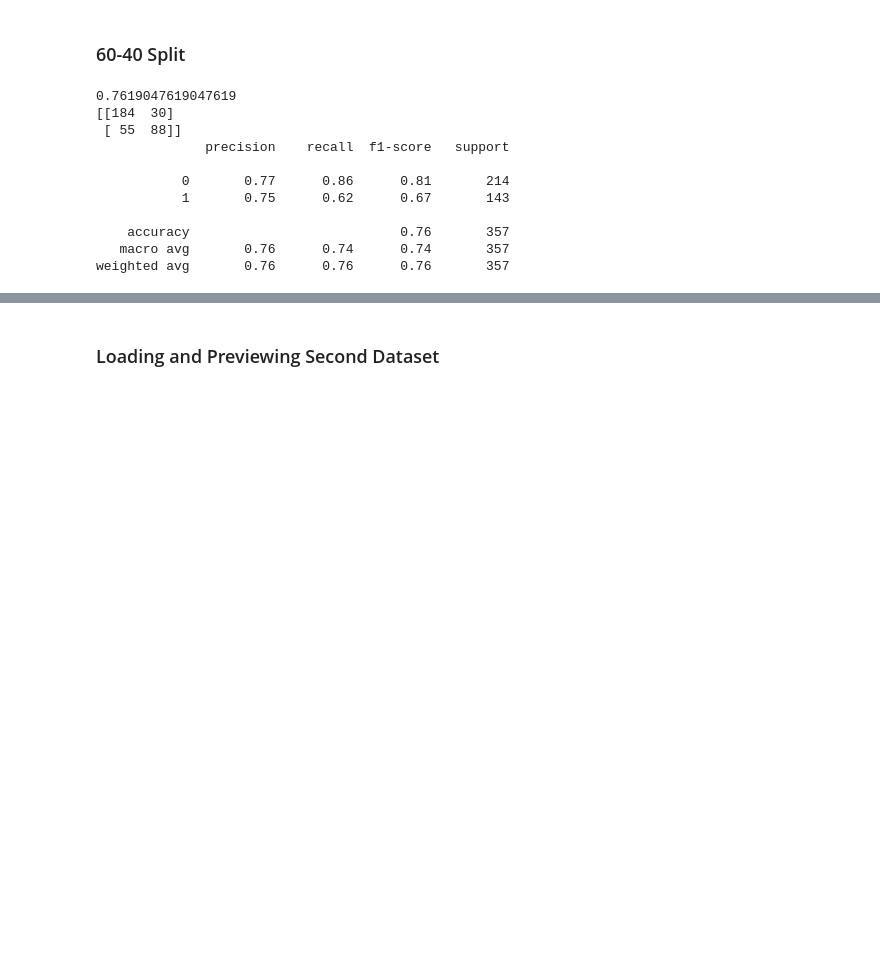
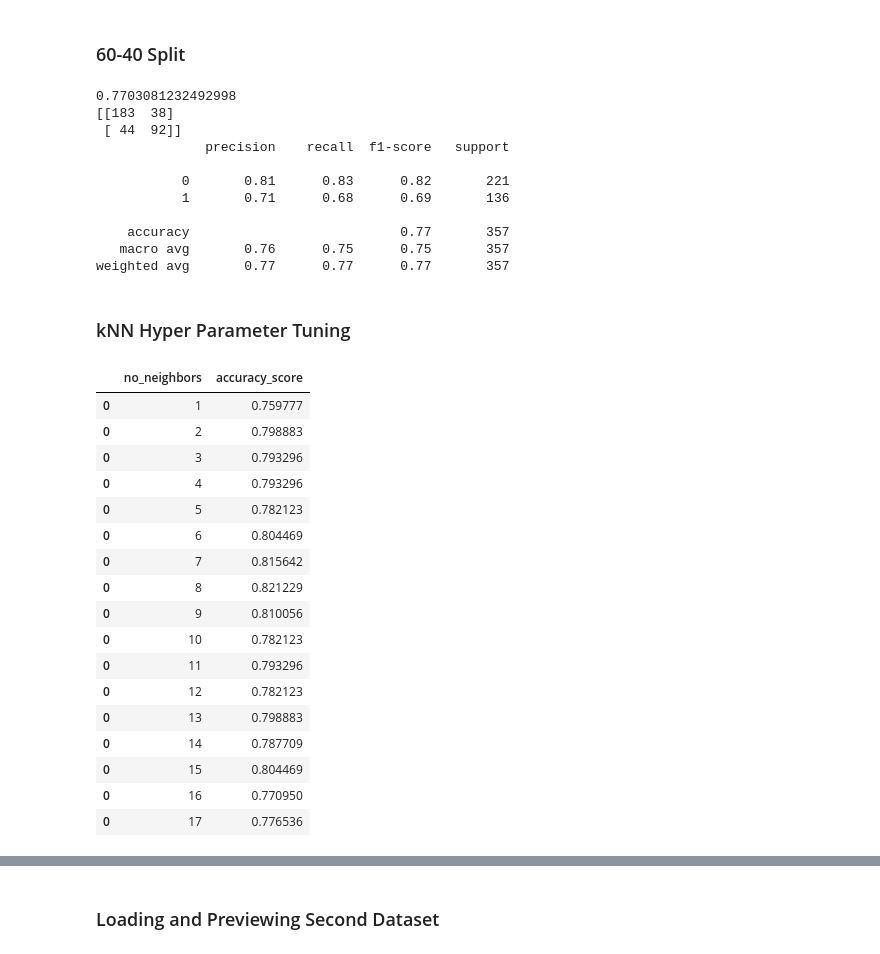
Before and after one commit to LucilleKaleha/Implementing-kNN-and-Naive-Bayes-Classifiers-IP_Week_9, a Jupyter notebook: Week9_IP_Implementing_kNN_NaiveBayes_Classifiers.ipynb, the cells around one changed output, grey strips where cells are left out. Cells and saved outputs as stored; diff of their text form; code cells hidden in the pictures; blank space fills up the shorter version.

```diff
--- a/Week9_IP_Implementing_kNN_NaiveBayes_Classifiers.ipynb
+++ b/Week9_IP_Implementing_kNN_NaiveBayes_Classifiers.ipynb
@@ -42,8 +42,10 @@ warnings.filterwarnings("ignore")
 # %% [markdown]
 This is the titanic dataset
 # %%
-train_df = pd.read_csv('/content/titanic_train_dataset.csv')
-test_df = pd.read_csv('/content/titanic_test_dataset.csv')
+# We'll call the titanic train dataset 'train_df' and the test dataset 'test_df'
+#
+train_df = pd.read_csv('/content/train (1).csv')
+test_df = pd.read_csv('/content/test (1).csv')
 # %%
 # Previewing the top of the train dataframe
 #
@@ -367,14 +362,63 @@ print(accuracy_score(y_test, y_pred))
 print(confusion_matrix(y_test, y_pred))
 print(classification_report(y_test, y_pred))
 # %% [output]
-0.7619047619047619
-[[184  30]
- [ 55  88]]
+0.7703081232492998
+[[183  38]
+ [ 44  92]]
               precision    recall  f1-score   support
 
-           0       0.77      0.86      0.81       214
-           1       0.75      0.62      0.67       143
+           0       0.81      0.83      0.82       221
+           1       0.71      0.68      0.69       136
 
-    accuracy                           0.76       357
-   macro avg       0.76      0.74      0.74       357
-weighted avg       0.76      0.76      0.76       357
+    accuracy                           0.77       357
+   macro avg       0.76      0.75      0.75       357
+weighted avg       0.77      0.77      0.77       357
+# %% [markdown]
+### kNN Hyper Parameter Tuning
+# %%
+# For hpt, we're going to play around with the number of n_neighbors in the classifiers
+# to see if we can improve the predicting accuracy
+# First, we'll create a list of n_neighbors from 1 to 17
+#
+neighbors = list(np.arange(1,18))
+
+# We then create an empty list where the respective model score is stored
+#
+model_score = pd.Series()
+
+# splitting the dataset into train and test splits
+#
+X_train, X_test, y_train, y_test = train_test_split(X, y, test_size = 0.2, random_state = 0)
+
+# iterating the kNN classifier model each time with each of the(1 to 30) n_neighbors and
+# appending the score in the above list
+
+for i in neighbors:
+    model = KNeighborsClassifier(n_neighbors = i).fit(X_train, y_train)
+    pred = model.predict(X_test)
+    accuracy = accuracy_score(y_test, pred)
+    model_score = model_score.append(pd.Series(accuracy))
+#
+# We can then create a dataframe with the above information
+#
+neighbor_perfomance = pd.DataFrame({'no_neighbors' : neighbors, 'accuracy_score': model_score})
+neighbor_perfomance
+# %% [output]
+|  | no_neighbors | accuracy_score |
+| 0 | 1 | 0.759777 |
+| 0 | 2 | 0.798883 |
+| 0 | 3 | 0.793296 |
+| 0 | 4 | 0.793296 |
+| 0 | 5 | 0.782123 |
+| 0 | 6 | 0.804469 |
+| 0 | 7 | 0.815642 |
+| 0 | 8 | 0.821229 |
+| 0 | 9 | 0.810056 |
+| 0 | 10 | 0.782123 |
+| 0 | 11 | 0.793296 |
+| 0 | 12 | 0.782123 |
+| 0 | 13 | 0.798883 |
+| 0 | 14 | 0.787709 |
+| 0 | 15 | 0.804469 |
+| 0 | 16 | 0.770950 |
+| 0 | 17 | 0.776536 |
```
Also changed, not shown: parts of 9 cells of this notebook.
